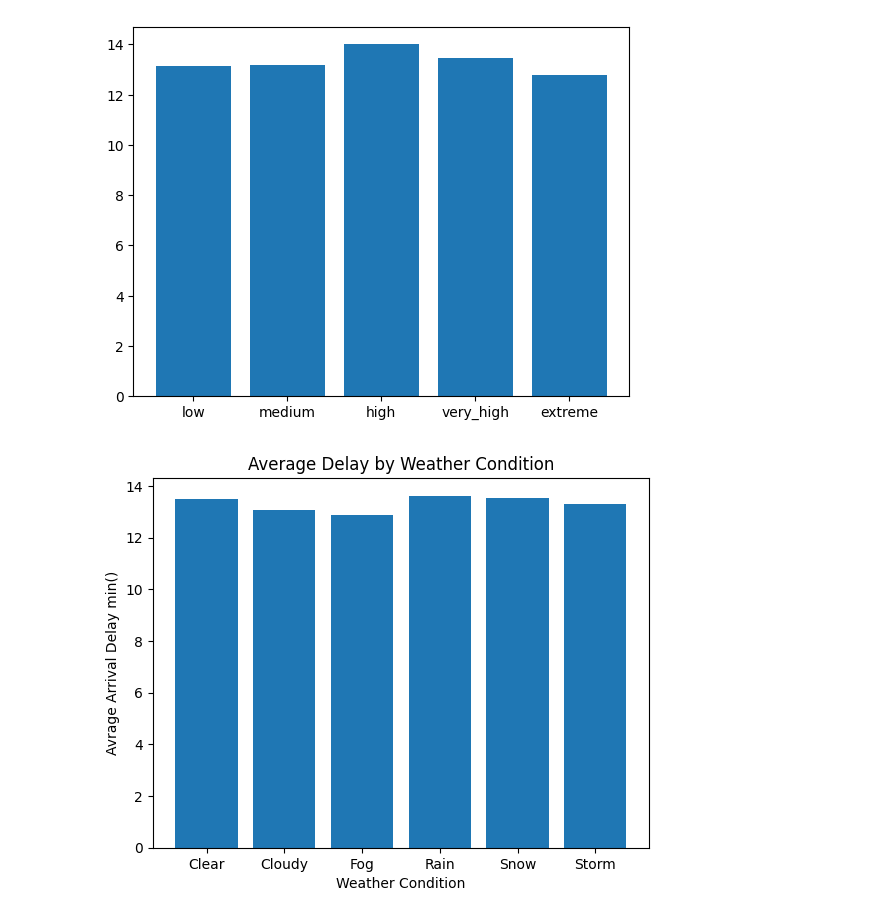
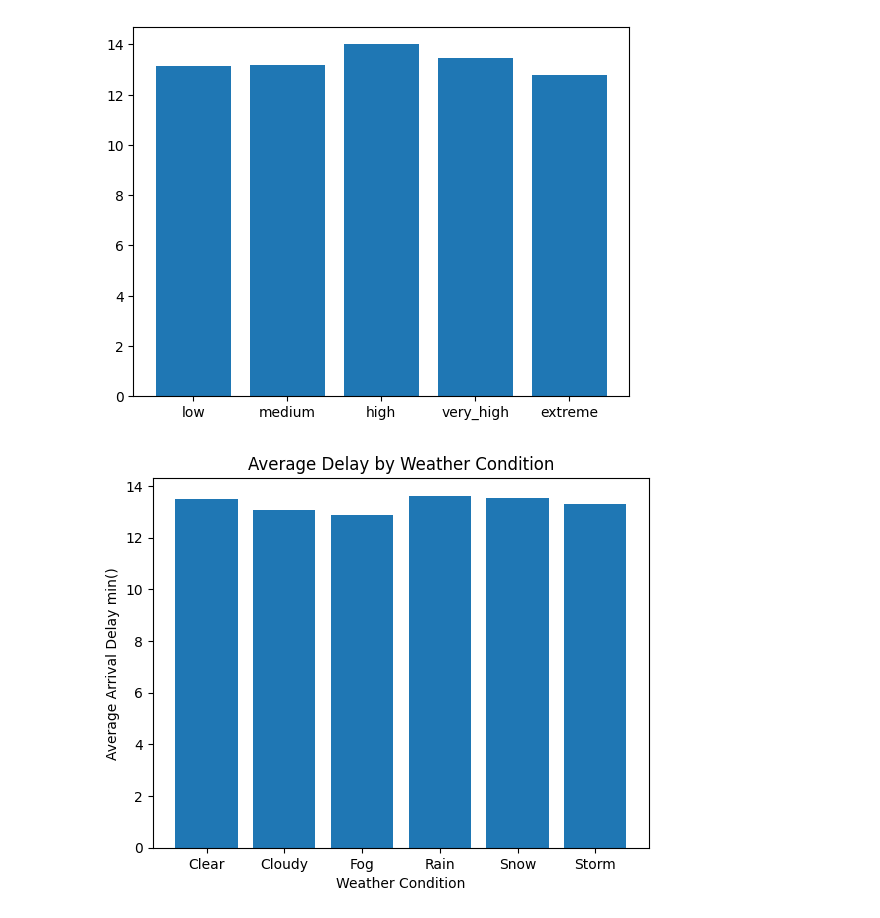
Before and after one commit to Prakalp-74/Public_Transport_delay, a Jupyter notebook: public.ipynb, the cells around one changed output. Saved outputs shown, nothing was run; the diff lists cells and outputs as text; code cells hidden in the pictures.

```diff
--- a/public.ipynb
+++ b/public.ipynb
@@ -300,8 +300,8 @@ weather_delay = df.groupby('weather_condition')['actual_arrival_delay_min'].mean
 # %%
 plt.bar(weather_delay.index, weather_delay.values)
 plt.title('Average Delay by Weather Condition')
 plt.xlabel('Weather Condition')
-plt.ylabel('Avrage Arrival Delay min()')
+plt.ylabel('Average Arrival Delay min()')
 plt.show()
 # %% [output]
-[figure, old version]
+[figure, new version]
```
Also changed, not shown: parts of 6 cells of this notebook.
